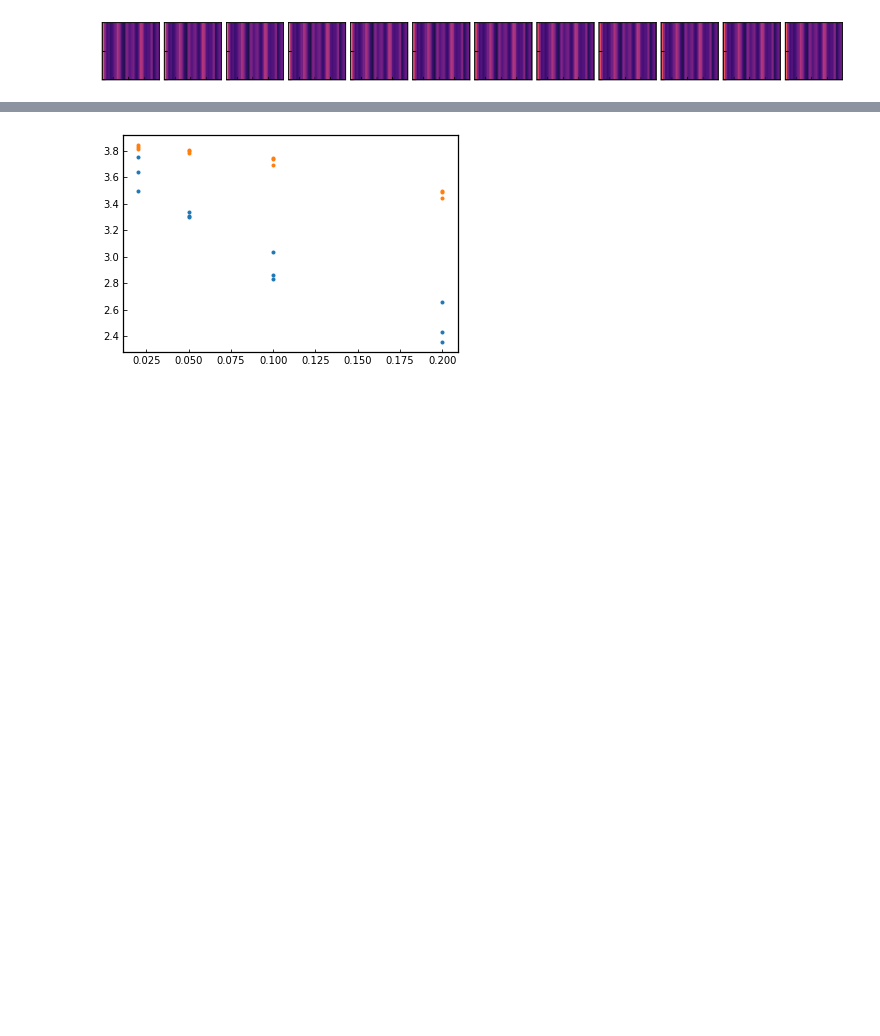
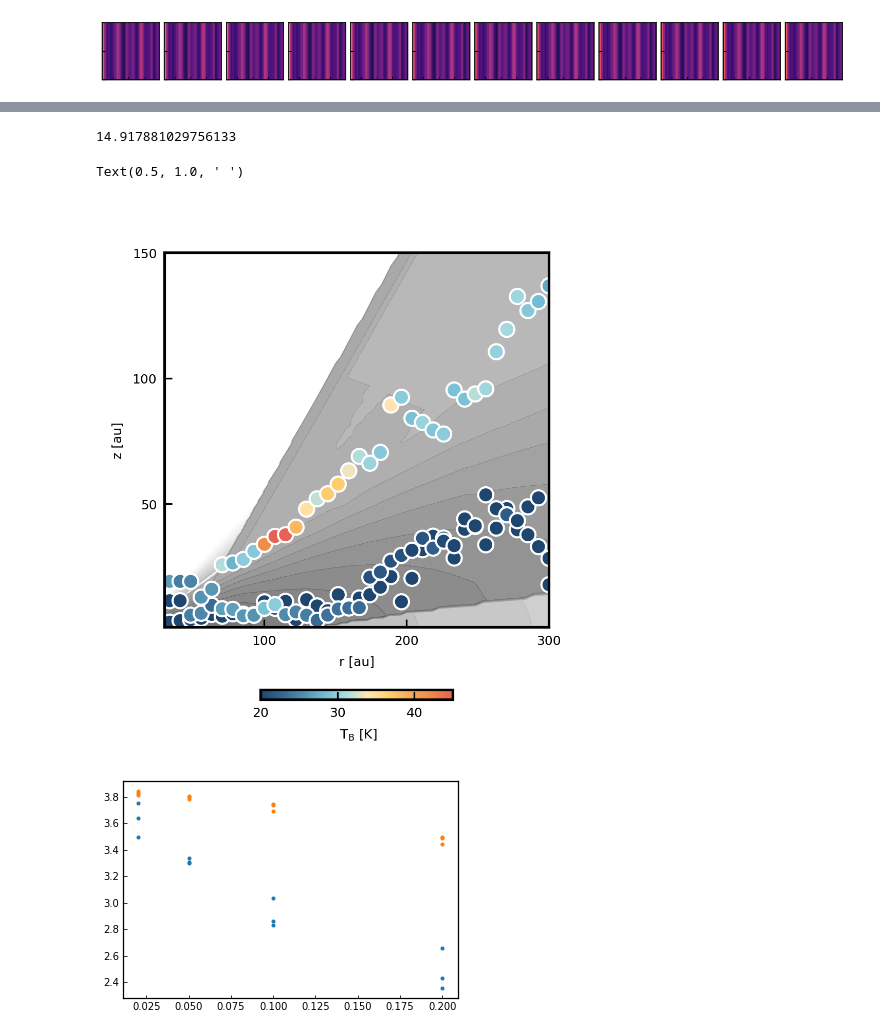
Before and after one commit to uconn-origins/wedgeford, a Jupyter notebook: Trz_analysis.ipynb, the cells around one changed output, grey strips where cells are left out. Saved outputs shown, nothing was run; the diff lists cells and outputs as text; code cells hidden in the pictures; blank space fills up the shorter version.

```diff
--- a/Trz_analysis.ipynb
+++ b/Trz_analysis.ipynb
@@ -1138,3 +1268,38 @@ f3 = plot_grid_p(run_list1,'total_sig',cmap='magma',levels=np.linspace(0,10,100)
+# %%
+f, ax= subplots(1,1,constrained_layout=True,dpi=300)
+f.set_size_inches((3,1.75*2))
+run = mods_env['2a']
+R,Z = run.m.make_rz()
+rcyl = R[:,:,0]
+zcyl = Z[:,:,0]
+zaxis = zcyl
+nH = np.log10(2*run.calc_rho2D('gas').T/(mu*mh))
+Tg = np.average(run.T['gas'],weights=run.rho['gas'],axis=-1).T
+nH[Tg < 20] += -4
+toplot = nH
+print(np.amax(nH))
+ax.contourf(rcyl,zaxis,toplot,levels=np.linspace(-1,14,30),cmap='Greys',zorder=0,alpha=0.75,linewidths=0)
+ax.scatter(run.co['mid']['r'], run.co['mid']['z'], c=run.co['mid']['Tb_m'],cmap='temp',vmin=20,vmax=45,s= 50,edgecolor='white',label=r'$^{12}CO$')
+ax.scatter(run.co['warm']['r'],run.co['warm']['z'], c=run.co['warm']['Tb_m'],cmap='temp',vmin=20,vmax=45,s=50,edgecolor='white',label=r'$^{13}CO$')
+ax.scatter(run.co['upper']['r'], run.co['upper']['z'], c=run.co['upper']['Tb_m'],cmap='temp',vmin=20,vmax=45,s=50,edgecolor='white',label=r'$C^{18}O$')
+cbar = colorbar(matplotlib.cm.ScalarMappable(norm=matplotlib.colors.Normalize(vmin=20,vmax=45),cmap='temp'),ax=ax,shrink=0.5,location='bottom')
+cbar.set_label(r' $T_{B}$ [K]',fontsize=6)
+cbar.set_ticks([20,30,40])
+cbar.set_ticklabels(['20','30','40'],fontsize=6)
+#ax.legend(loc=2,title=r'$T_{B} = T_{s}(\tau) (1 - e^{-\tau})$')
+ax.set_xlabel('r [au]',fontsize=6)
+ax.set_ylabel('z [au]',fontsize=6)
+
+ax.set_xlim(30,300)
+ax.set_ylim(1,150)
+ax.set_yticks([50,100,150])
+ax.set_yticklabels(ax.get_yticks().astype(int),fontsize=6)
+ax.set_xticklabels(ax.get_xticks().astype(int),fontsize=6)
+ax.set_title(' ',fontsize=16)
+# %% [output]
+14.917881029756133
+Text(0.5, 1.0, ' ')
+[figure, added]
 # %%
 key_list = ['02a','02b','02c','05a','05b','05c','1a','1b','1c','2a','2b','2c']
 run_list1 = [mods_env[key] for key in key_list]
```
Also changed, not shown: parts of 6 cells of this notebook, 45 other files.
